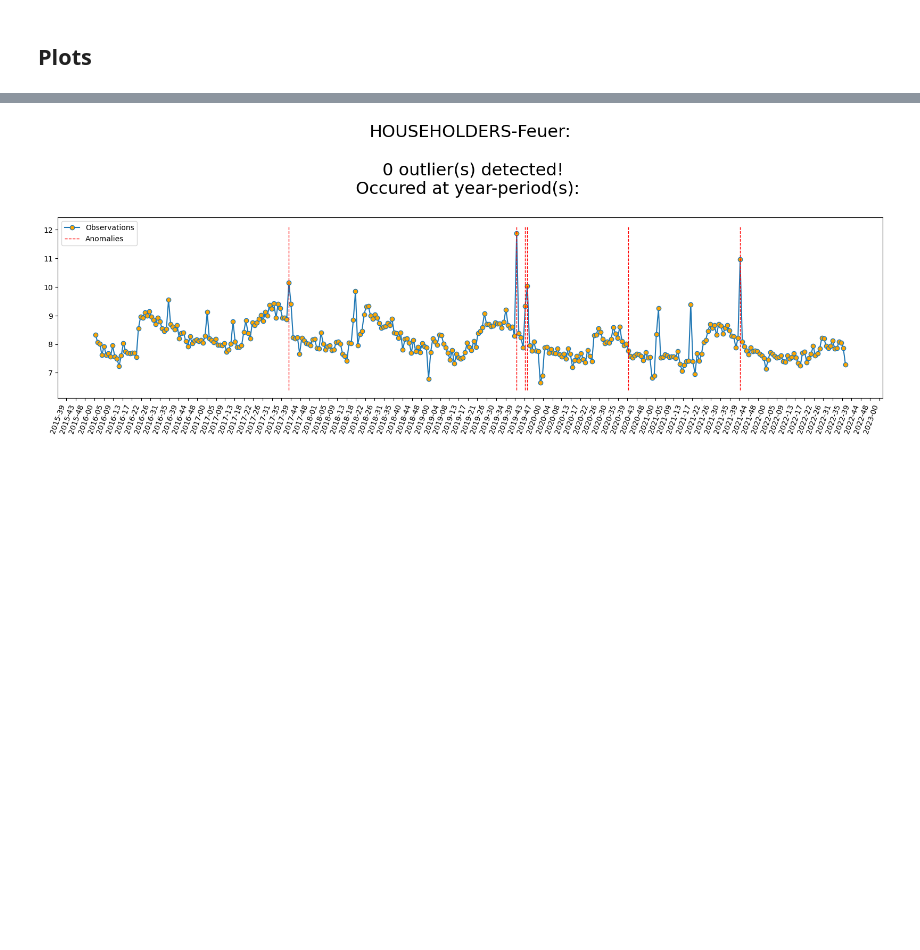
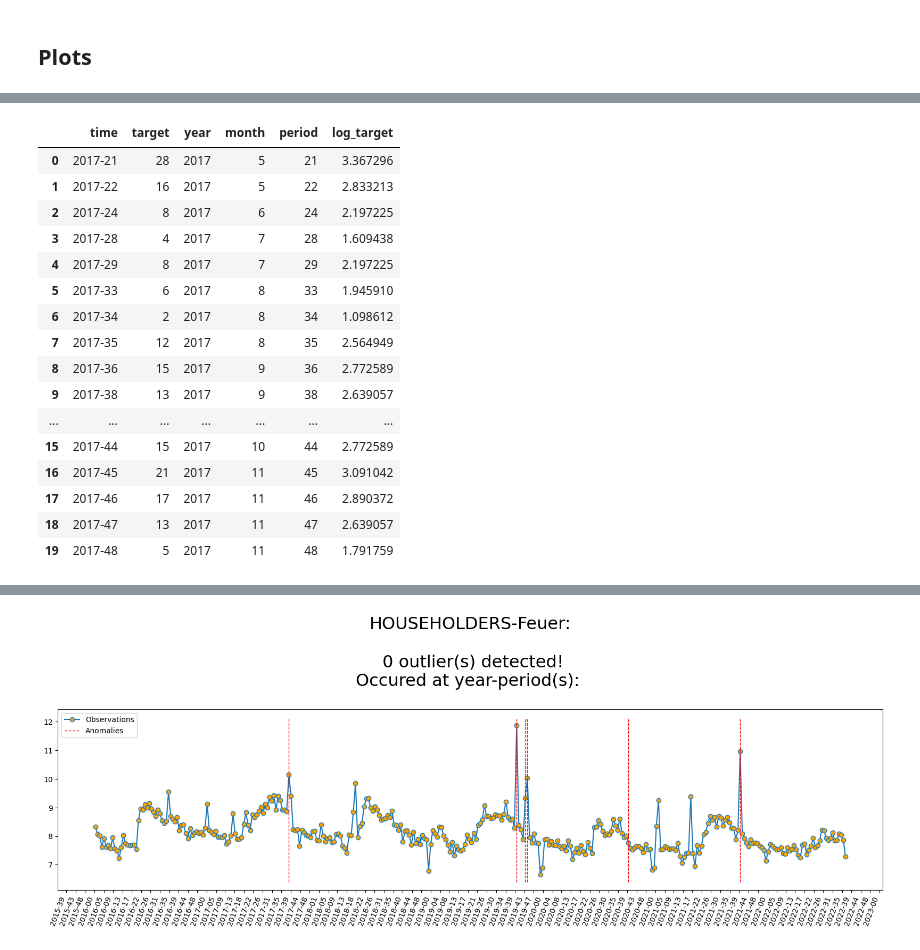
Before and after one commit to AVoss84/aac_anomaly, a Jupyter notebook: src/notebooks/tsa_clm_cnt-AAC-V0.ipynb, the cells around one changed output, grey strips where cells are left out. Drawn from its saved outputs; the diff is of its cells as text; code cells hidden in the pictures; blank space fills up the shorter version.

```diff
--- a/src/notebooks/tsa_clm_cnt-AAC-V0.ipynb
+++ b/src/notebooks/tsa_clm_cnt-AAC-V0.ipynb
@@ -356,0 +358,20 @@ HOUSEOWNER-KFZ-Schaden 352
+# %%
+sub_set.head(20)
+# %% [output]
+|  | time | target | year | month | period | log_target |
+| 0 | 2017-21 | 28 | 2017 | 5 | 21 | 3.367296 |
+| 1 | 2017-22 | 16 | 2017 | 5 | 22 | 2.833213 |
+| 2 | 2017-24 | 8 | 2017 | 6 | 24 | 2.197225 |
+| 3 | 2017-28 | 4 | 2017 | 7 | 28 | 1.609438 |
+| 4 | 2017-29 | 8 | 2017 | 7 | 29 | 2.197225 |
+| 5 | 2017-33 | 6 | 2017 | 8 | 33 | 1.945910 |
+| 6 | 2017-34 | 2 | 2017 | 8 | 34 | 1.098612 |
+| 7 | 2017-35 | 12 | 2017 | 8 | 35 | 2.564949 |
+| 8 | 2017-36 | 15 | 2017 | 9 | 36 | 2.772589 |
+| 9 | 2017-38 | 13 | 2017 | 9 | 38 | 2.639057 |
+| ... | ... | ... | ... | ... | ... | ... |
+| 15 | 2017-44 | 15 | 2017 | 10 | 44 | 2.772589 |
+| 16 | 2017-45 | 21 | 2017 | 11 | 45 | 3.091042 |
+| 17 | 2017-46 | 17 | 2017 | 11 | 46 | 2.890372 |
+| 18 | 2017-47 | 13 | 2017 | 11 | 47 | 2.639057 |
+| 19 | 2017-48 | 5 | 2017 | 11 | 48 | 1.791759 |
```
Also changed, not shown: parts of 3 cells of this notebook, 16 other files.
